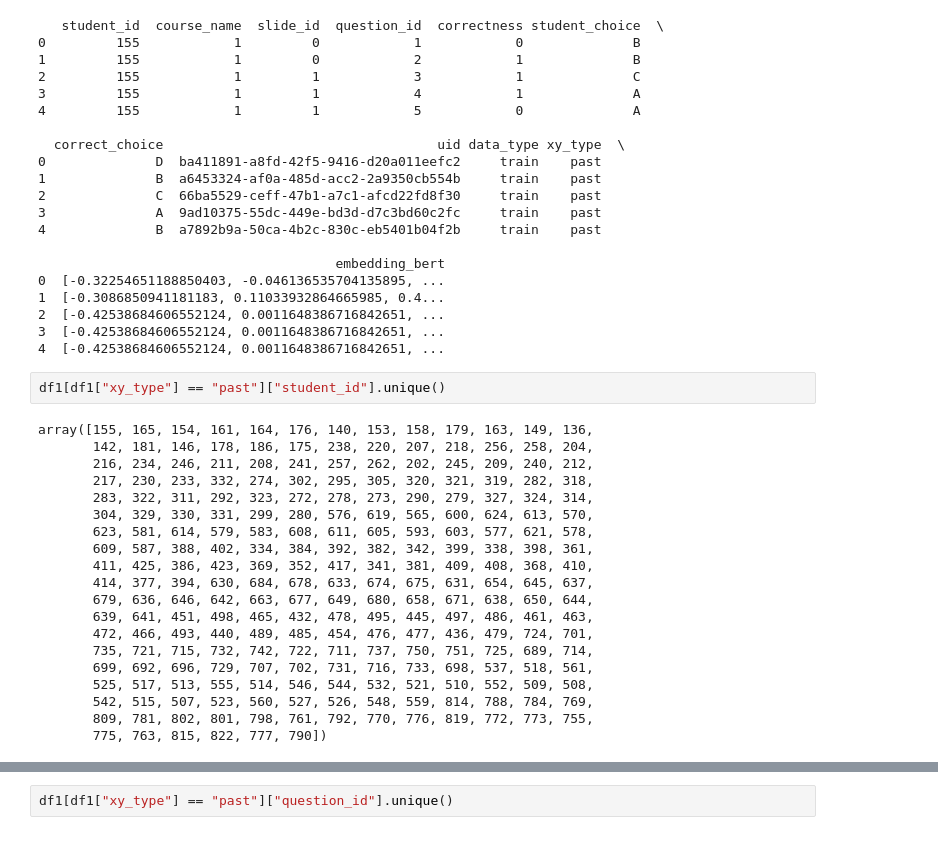
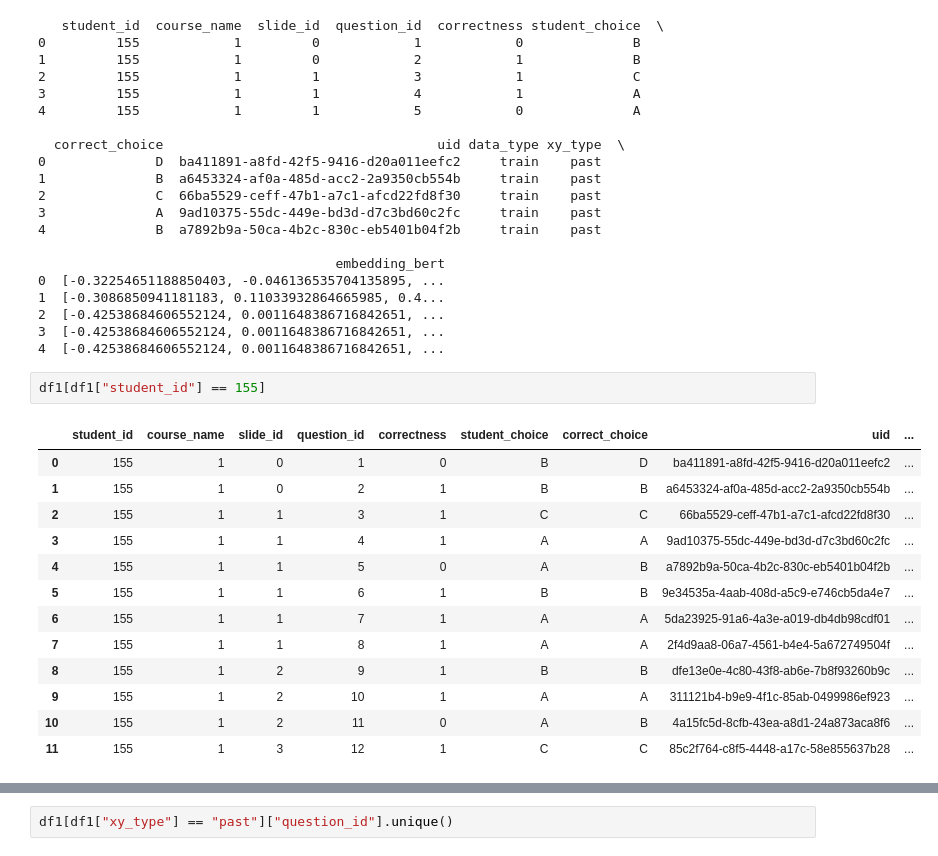
Before and after one commit to HanisPHY/pipeline_pykt, a Jupyter notebook: test.ipynb, the cells around one changed output, grey strips where cells are left out. Cells and saved outputs as stored; diff of their text form.

```diff
--- a/test.ipynb
+++ b/test.ipynb
@@ -31,24 +31,18 @@ print(df1.head())
 3  [-0.42538684606552124, 0.0011648386716842651, ...
 4  [-0.42538684606552124, 0.0011648386716842651, ...
 # %%
-df1[df1["xy_type"] == "past"]["student_id"].unique()
+df1[df1["student_id"] == 155]
 # %% [output]
-array([155, 165, 154, 161, 164, 176, 140, 153, 158, 179, 163, 149, 136,
-       142, 181, 146, 178, 186, 175, 238, 220, 207, 218, 256, 258, 204,
-       216, 234, 246, 211, 208, 241, 257, 262, 202, 245, 209, 240, 212,
-       217, 230, 233, 332, 274, 302, 295, 305, 320, 321, 319, 282, 318,
-       283, 322, 311, 292, 323, 272, 278, 273, 290, 279, 327, 324, 314,
-       304, 329, 330, 331, 299, 280, 576, 619, 565, 600, 624, 613, 570,
-       623, 581, 614, 579, 583, 608, 611, 605, 593, 603, 577, 621, 578,
-       609, 587, 388, 402, 334, 384, 392, 382, 342, 399, 338, 398, 361,
-       411, 425, 386, 423, 369, 352, 417, 341, 381, 409, 408, 368, 410,
-       414, 377, 394, 630, 684, 678, 633, 674, 675, 631, 654, 645, 637,
-       679, 636, 646, 642, 663, 677, 649, 680, 658, 671, 638, 650, 644,
-       639, 641, 451, 498, 465, 432, 478, 495, 445, 497, 486, 461, 463,
-       472, 466, 493, 440, 489, 485, 454, 476, 477, 436, 479, 724, 701,
-       735, 721, 715, 732, 742, 722, 711, 737, 750, 751, 725, 689, 714,
-       699, 692, 696, 729, 707, 702, 731, 716, 733, 698, 537, 518, 561,
-       525, 517, 513, 555, 514, 546, 544, 532, 521, 510, 552, 509, 508,
-       542, 515, 507, 523, 560, 527, 526, 548, 559, 814, 788, 784, 769,
-       809, 781, 802, 801, 798, 761, 792, 770, 776, 819, 772, 773, 755,
-       775, 763, 815, 822, 777, 790])
+|  | student_id | course_name | slide_id | question_id | correctness | student_choice | correct_choice | uid | ... |
+| 0 | 155 | 1 | 0 | 1 | 0 | B | D | ba411891-a8fd-42f5-9416-d20a011eefc2 | ... |
+| 1 | 155 | 1 | 0 | 2 | 1 | B | B | a6453324-af0a-485d-acc2-2a9350cb554b | ... |
+| 2 | 155 | 1 | 1 | 3 | 1 | C | C | 66ba5529-ceff-47b1-a7c1-afcd22fd8f30 | ... |
+| 3 | 155 | 1 | 1 | 4 | 1 | A | A | 9ad10375-55dc-449e-bd3d-d7c3bd60c2fc | ... |
+| 4 | 155 | 1 | 1 | 5 | 0 | A | B | a7892b9a-50ca-4b2c-830c-eb5401b04f2b | ... |
+| 5 | 155 | 1 | 1 | 6 | 1 | B | B | 9e34535a-4aab-408d-a5c9-e746cb5da4e7 | ... |
+| 6 | 155 | 1 | 1 | 7 | 1 | A | A | 5da23925-91a6-4a3e-a019-db4db98cdf01 | ... |
+| 7 | 155 | 1 | 1 | 8 | 1 | A | A | 2f4d9aa8-06a7-4561-b4e4-5a672749504f | ... |
+| 8 | 155 | 1 | 2 | 9 | 1 | B | B | dfe13e0e-4c80-43f8-ab6e-7b8f93260b9c | ... |
+| 9 | 155 | 1 | 2 | 10 | 1 | A | A | 311121b4-b9e9-4f1c-85ab-0499986ef923 | ... |
+| 10 | 155 | 1 | 2 | 11 | 0 | A | B | 4a15fc5d-8cfb-43ea-a8d1-24a873aca8f6 | ... |
+| 11 | 155 | 1 | 3 | 12 | 1 | C | C | 85c2f764-c8f5-4448-a17c-58e855637b28 | ... |
```
Also changed, not shown: parts of 5 cells of this notebook, 4 other files.
